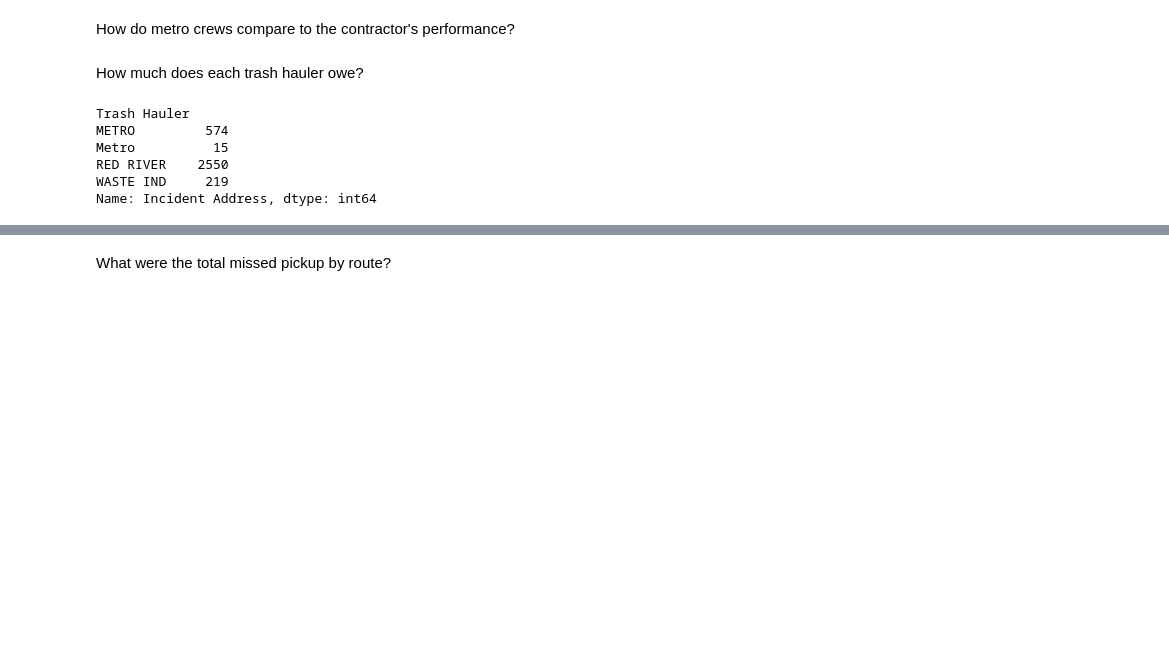
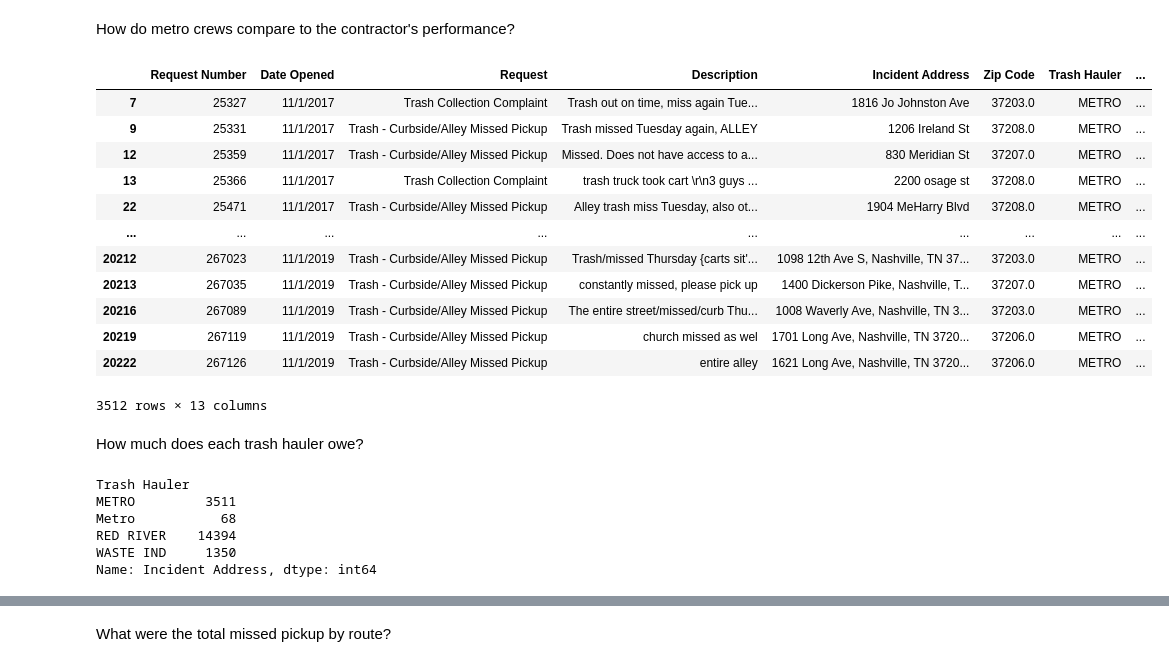
Before and after one commit to NSS-Data-Analytics-Cohort-14/trash-pickups-v2-dorinajordan22, a Jupyter notebook: notebooks/missed_trash_pickups.ipynb, the cells around one changed output, grey strips where cells are left out. Drawn from its saved outputs; the diff is of its cells as text; code cells hidden in the pictures; blank space fills up the shorter version.

```diff
--- a/notebooks/missed_trash_pickups.ipynb
+++ b/notebooks/missed_trash_pickups.ipynb
@@ -188,17 +197,34 @@ Name: Request, dtype: int64
 Are there any geospatial analysis you can do?  Which visualizations can you create?
 # %% [markdown]
 How do metro crews compare to the contractor's performance?
+# %%
+metro_crew = hauler_report_df[hauler_report_df['Trash Hauler'] == 'METRO']
+metro_crew
+# %% [output]
+|  | Request Number | Date Opened | Request | Description | Incident Address | Zip Code | Trash Hauler | ... |
+| 7 | 25327 | 11/1/2017 | Trash Collection Complaint | Trash out on time, miss again Tue... | 1816 Jo Johnston Ave | 37203.0 | METRO | ... |
+| 9 | 25331 | 11/1/2017 | Trash - Curbside/Alley Missed Pickup | Trash missed Tuesday again, ALLEY | 1206 Ireland St | 37208.0 | METRO | ... |
+| 12 | 25359 | 11/1/2017 | Trash - Curbside/Alley Missed Pickup | Missed. Does not have access to a... | 830 Meridian St | 37207.0 | METRO | ... |
+| 13 | 25366 | 11/1/2017 | Trash Collection Complaint | trash truck took cart \r\n3 guys ... | 2200 osage st | 37208.0 | METRO | ... |
+| 22 | 25471 | 11/1/2017 | Trash - Curbside/Alley Missed Pickup | Alley trash miss Tuesday, also ot... | 1904 MeHarry Blvd | 37208.0 | METRO | ... |
+| ... | ... | ... | ... | ... | ... | ... | ... | ... |
+| 20212 | 267023 | 11/1/2019 | Trash - Curbside/Alley Missed Pickup | Trash/missed Thursday {carts sit'... | 1098 12th Ave S, Nashville, TN 37... | 37203.0 | METRO | ... |
+| 20213 | 267035 | 11/1/2019 | Trash - Curbside/Alley Missed Pickup | constantly missed, please pick up | 1400 Dickerson Pike, Nashville, T... | 37207.0 | METRO | ... |
+| 20216 | 267089 | 11/1/2019 | Trash - Curbside/Alley Missed Pickup | The entire street/missed/curb Thu... | 1008 Waverly Ave, Nashville, TN 3... | 37203.0 | METRO | ... |
+| 20219 | 267119 | 11/1/2019 | Trash - Curbside/Alley Missed Pickup | church missed as wel | 1701 Long Ave, Nashville, TN 3720... | 37206.0 | METRO | ... |
+| 20222 | 267126 | 11/1/2019 | Trash - Curbside/Alley Missed Pickup | entire alley | 1621 Long Ave, Nashville, TN 3720... | 37206.0 | METRO | ... |
+3512 rows × 13 columns
 # %% [markdown]
 How much does each trash hauler owe?
 # %%
-per_hauler = duplicate_addresses.groupby('Trash Hauler')['Incident Address'].count()
+per_hauler = hauler_report_df.groupby('Trash Hauler')['Incident Address'].count()
 per_hauler
 # %% [output]
 Trash Hauler
-METRO         574
-Metro          15
-RED RIVER    2550
-WASTE IND     219
+METRO         3511
+Metro           68
+RED RIVER    14394
+WASTE IND     1350
 Name: Incident Address, dtype: int64
 # %%
 fine_per_hauler = per_hauler * 200
```
Also changed, not shown: parts of 14 cells of this notebook.
